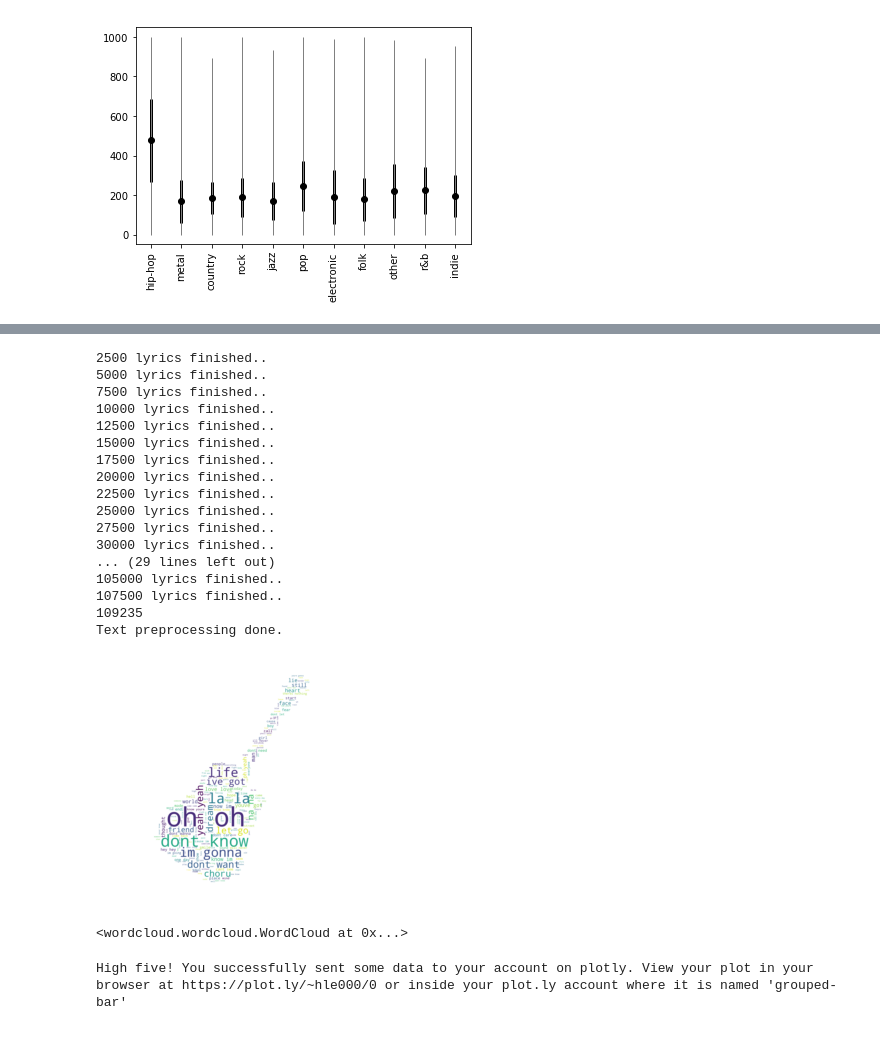
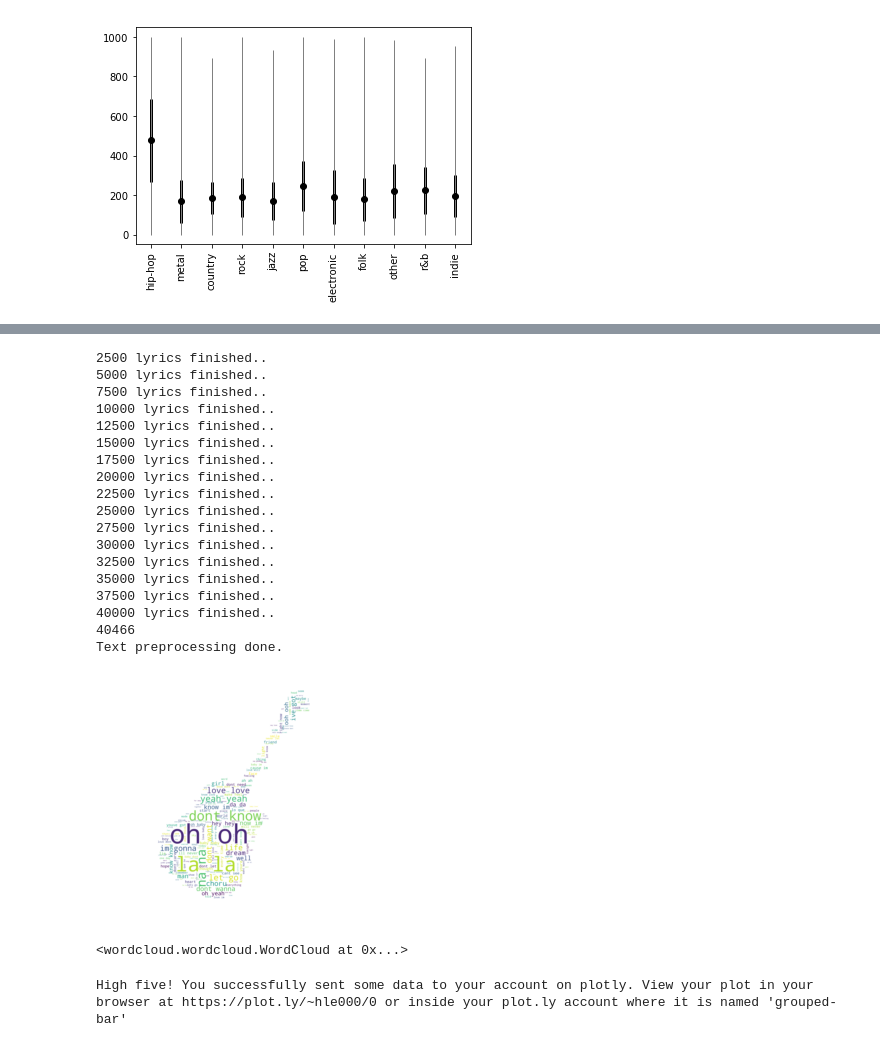
Before and after one commit to MisterSchmitz/mercari, a Jupyter notebook: lyricstogenre.ipynb, the cells around one changed output, grey strips where cells are left out. Cells and saved outputs as stored; diff of their text form; code cells hidden in the pictures.

```diff
--- a/lyricstogenre.ipynb
+++ b/lyricstogenre.ipynb
@@ -95,7 +152,7 @@ ____________________________________________________________________
 classifier = Pipeline([
     ('vectorizer', CountVectorizer(stop_words='english', analyzer='word')),
     ('tfidf', TfidfTransformer()),
-    ('clf', OneVsRestClassifier(LinearSVC(C=1, class_weight='auto')))])
+    ('clf', OneVsRestClassifier(LinearSVC(C=1, class_weight='balanced')))])
 classifier.fit(training_x, training_y)
 predictions = classifier.predict(test_x)
 # get accuracy
@@ -104,4 +161,5 @@ for label, prediction in zip(test_y, predictions):
     if label == prediction:
         correct += 1
 print("Accuracy: %f" % (float(correct)/float(len(test_y))))
+performance_by_genre(test_y, predictions)
 # %% [output]
@@ -126,13 +178,0 @@ Accuracy: 0.491155
-# %%
-# performance by genre
-correct_by_genre = defaultdict(int)
-incorrect_by_genre = defaultdict(int)
-pct_correct_by_genre = defaultdict(float)
-for label, prediction in zip(test_y, predictions):
-    if (label == prediction):
-        correct_by_genre[label] += 1
-    else:
-        incorrect_by_genre[label] += 1
-for genre in correct_by_genre:
-    pct_correct_by_genre[genre] = correct_by_genre[genre] / (correct_by_genre[genre]+incorrect_by_genre[genre])
-svm_stats = sorted(pct_correct_by_genre.items(), key=lambda x:x[1], reverse=True)
@@ -144,7 +208,7 @@ ____________________________________________________________________
 classifier = Pipeline([
     ('vectorizer', CountVectorizer(stop_words='english')),
     ('tfidf', TfidfTransformer()),
-    ('clf', OneVsRestClassifier(LogisticRegression(class_weight='auto')))])
+    ('clf', OneVsRestClassifier(LogisticRegression(class_weight='balanced')))])
 classifier.fit(training_x, training_y)
 predictions = classifier.predict(test_x)
 # get accuracy
@@ -400,7 +414,7 @@ Genre: metal
 Plot word cloud.
 """
 # CHANGE THIS VAR TO MATCH THE CLOUD U WANT
-target_genre = "rock"
+target_genre = "pop"
 text = ""
 i = 0
 for song_lyrics, genre in zip(lyrics, genres):
@@ -425,38 +439,39 @@ text = text.replace('  ', ' ')
 # remove stopwords
 stopwords = set(STOPWORDS)
 stopwords.add("said")
 
 # make shape
 base = getcwd()
 guitar_mask = np.array(Image.open(path.join(base, "guitar.jpeg")))
 
 wordcloud = WordCloud(width=3000, height=3000, scale=5, max_font_size=120, background_color="white", stopwords=stopwords, mask=guitar_mask).generate(text)
 plt.figure()
 plt.imshow(wordcloud, interpolation="bilinear")
 plt.axis("off")
 plt.show()
 
 # save to file
 wordcloud.to_file(path.join(base, target_genre + ".png"))
 # %% [output]
 2500 lyrics finished..
 5000 lyrics finished..
 7500 lyrics finished..
 10000 lyrics finished..
 12500 lyrics finished..
 15000 lyrics finished..
 17500 lyrics finished..
 20000 lyrics finished..
 22500 lyrics finished..
 25000 lyrics finished..
 27500 lyrics finished..
 30000 lyrics finished..
-... (29 lines left out)
-105000 lyrics finished..
-107500 lyrics finished..
-109235
+32500 lyrics finished..
+35000 lyrics finished..
+37500 lyrics finished..
+40000 lyrics finished..
+40466
 Text preprocessing done.
-[figure, old version]
+[figure, new version]
 <wordcloud.wordcloud.WordCloud at 0x...>
 # %%
 """
```
Also changed, not shown: parts of 29 cells of this notebook.
